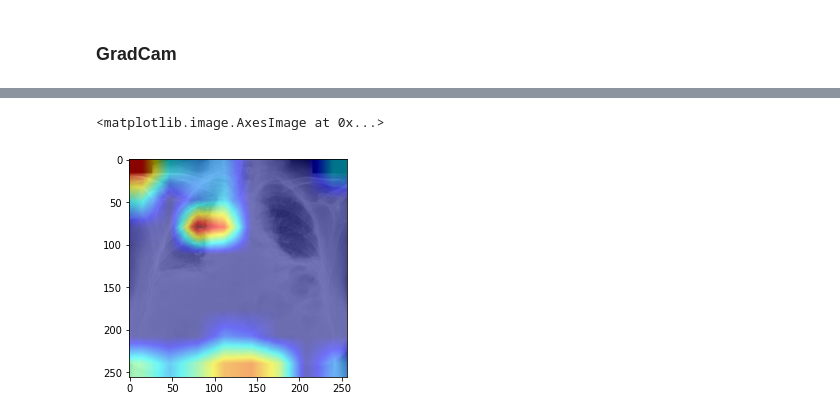
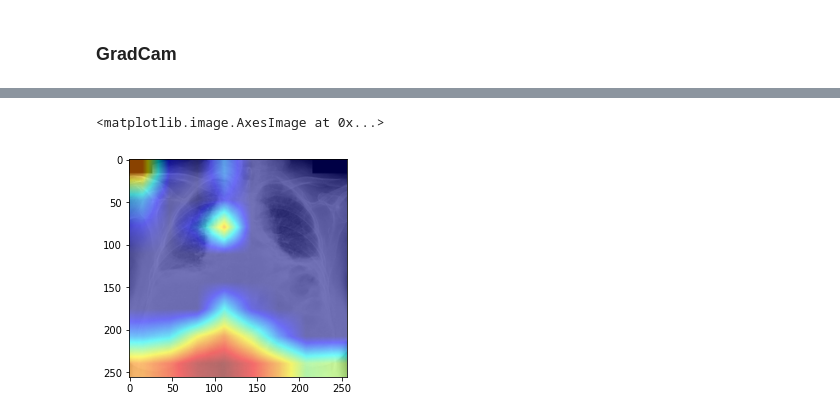
Before and after one commit to akansh12/Vin-ChestXR-Abnormality-detection, a Jupyter notebook: Notebooks/14_class/GradCam.ipynb, the cells around one changed output, grey strips where cells are left out. Cells and saved outputs as stored; diff of their text form; code cells hidden in the pictures.

```diff
--- a/Notebooks/14_class/GradCam.ipynb
+++ b/Notebooks/14_class/GradCam.ipynb
@@ -105,23 +125,23 @@ target_layers = [model.blocks[6]]  ## for Efficientnet B0
 # %%
 input_tensor, ann = img2tensor('00150343289f317a0ad5629d5b7d9ef9')
 rgb_img = read_img('00150343289f317a0ad5629d5b7d9ef9')
 
-cam = GradCAMPlusPlus(model=model, target_layers=target_layers, use_cuda=False)
+cam = XGradCAM(model=model, target_layers=target_layers, use_cuda=False)
 
 ### select category
 category = 0
 
 ''' ['Aortic enlargement',
 'Atelectasis','Calcification', 'Cardiomegaly',
 'Consolidation','ILD', 'Infiltration','Lung Opacity',
 'Nodule/Mass','Other lesion', 'Pleural effusion',
 'Pleural thickening', 'Pneumothorax',
        'Pulmonary fibrosis', 'No finding'] '''
 
 grayscale_cam = cam(input_tensor=input_tensor, target_category=category)
 grayscale_cam = grayscale_cam[0, :]
 visualization = show_cam_on_image(rgb_img, grayscale_cam, use_rgb=True)
 plt.imshow(visualization)
 # %% [output]
 <matplotlib.image.AxesImage at 0x...>
-[figure, old version]
+[figure, new version]
```
Also changed, not shown: parts of 11 cells of this notebook, 4 other files.
